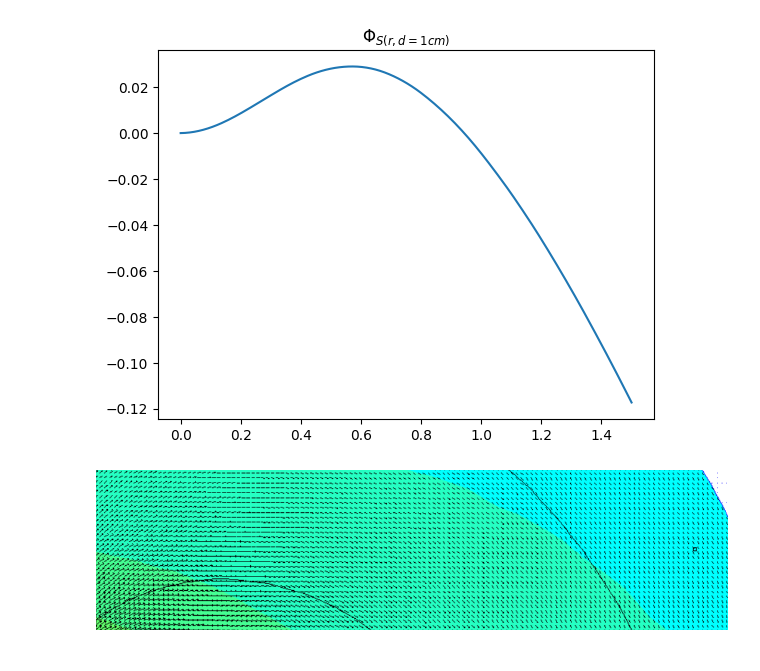
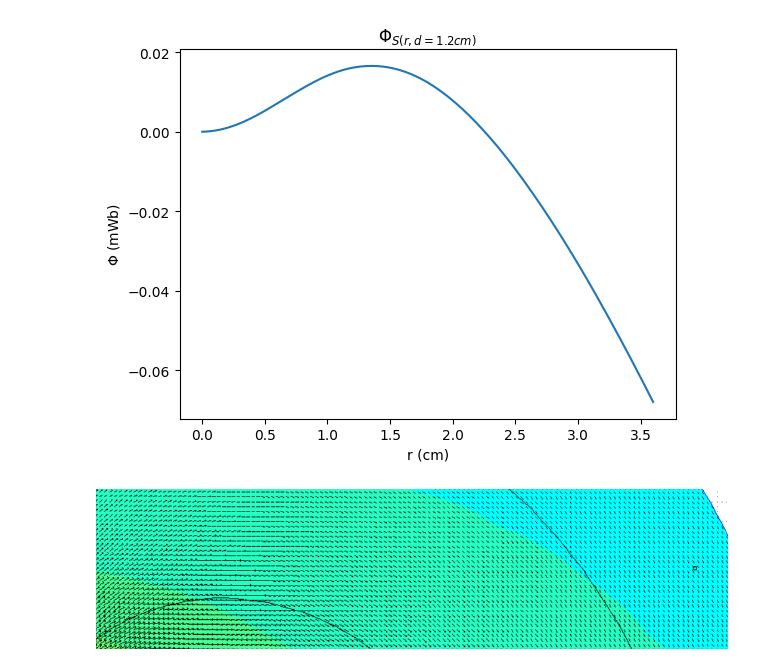
Before and after one commit to FuriousBird/TIPE_Dynamo, a Jupyter notebook: femm/main.ipynb, the cells around one changed output. Saved outputs shown, nothing was run; the diff lists cells and outputs as text; code cells hidden in the pictures.

```diff
--- a/femm/main.ipynb
+++ b/femm/main.ipynb
@@ -2,7 +2,7 @@
 import numpy as np
 import matplotlib.pyplot as plt
 # %%
-dat = np.loadtxt("dec_5x5x10_5mm_norm.txt", dtype=float)
+dat = np.loadtxt("dec_12x12x30_12mm_norm.txt", dtype=float, skiprows=2)
 #généré avec mo_makeplot(2,200,’c:\\temp\\myfile.txt’, 1)
 #dans femm à 0.5 cm de l'aimant de section 0.5x0.5cm et profondeur 1cm
 X = dat[:, 0]
@@ -23,17 +25,20 @@ def Phi(r): #r<0.14m = 14cm
     for i in range(len(X)-1):
         if X[i+1]-X[0]<=r:
             dr = X[i+1] - X[i]
-            localr = X[i+1]
+            dr = dr*1e-2 #convertir en m
+            localr = X[i+1]*1e-2 #convertir en m
             P += (Y[i] + Y[i+1])/2 *(2*np.pi)*localr*dr
         else:
             break
     return P
 # %%
 plt.figure()
-plt.title("$\Phi _{S(r, d=1cm)}$")
-plt.plot(X,[Phi(a) for a in X])
+plt.title("$\Phi _{S(r, d=1.2cm)}$")
+plt.plot(X,[Phi(a)*1e3 for a in X])
+plt.xlabel("r (cm)")
+plt.ylabel("$\Phi$ (mWb)")
 plt.show()
 # %% [output]
-[figure, old version]
+[figure, new version]
 # %% [markdown]
 ![image.png](attachment:image.png)
```
Also changed, not shown: parts of 2 cells of this notebook, 9 other files.
